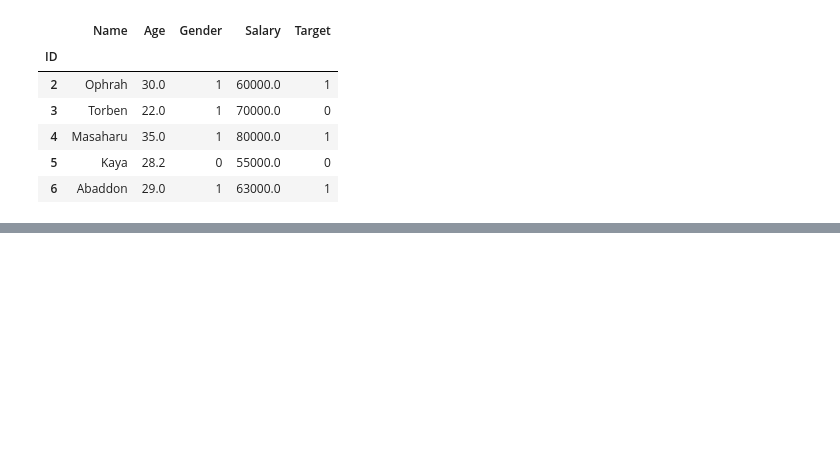
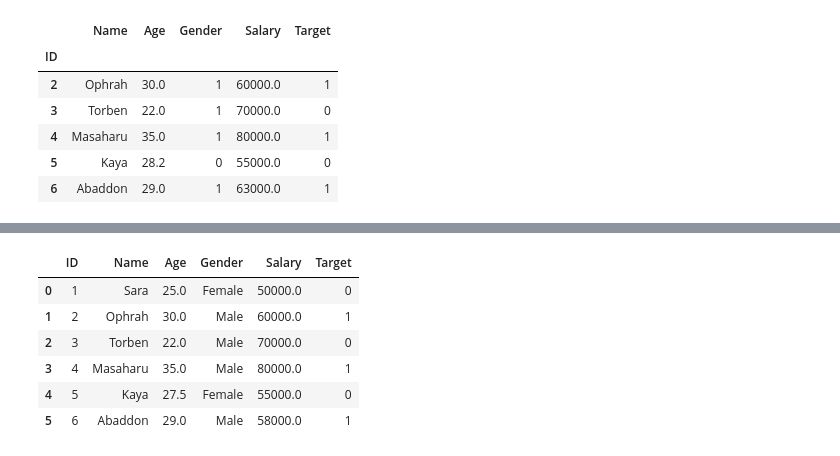
Before and after one commit to hahahang0/pandasPracQuestionsAndAnswers, a Jupyter notebook: pandasDataframeQuestions.ipynb, the cells around one changed output, grey strips where cells are left out. Cells and saved outputs as stored; diff of their text form; code cells hidden in the pictures; blank space fills up the shorter version.

Commit message:
2025-03-14 KNN imputer

```diff
--- a/pandasDataframeQuestions.ipynb
+++ b/pandasDataframeQuestions.ipynb
@@ -345,0 +357,2 @@ df_copy[df_copy["Salary"]>= max_range]
+# %%
+df_copy = df.copy()
@@ -345,0 +371,16 @@ df_copy[df_copy["Salary"]>= max_range]
+# %%
+k_imputer = KNNImputer(n_neighbors=2,weights="distance")
+# %%
+imputed_data = k_imputer.fit_transform(df_copy[["Age", "Salary"]])
+# %%
+df_copy[["Age","Salary"]] = imputed_data
+# %%
+df_copy
+# %% [output]
+|  | ID | Name | Age | Gender | Salary | Target |
+| 0 | 1 | Sara | 25.0 | Female | 50000.0 | 0 |
+| 1 | 2 | Ophrah | 30.0 | Male | 60000.0 | 1 |
+| 2 | 3 | Torben | 22.0 | Male | 70000.0 | 0 |
+| 3 | 4 | Masaharu | 35.0 | Male | 80000.0 | 1 |
+| 4 | 5 | Kaya | 27.5 | Female | 55000.0 | 0 |
+| 5 | 6 | Abaddon | 29.0 | Male | 58000.0 | 1 |
```
Also changed, not shown: parts of 5 cells of this notebook.
